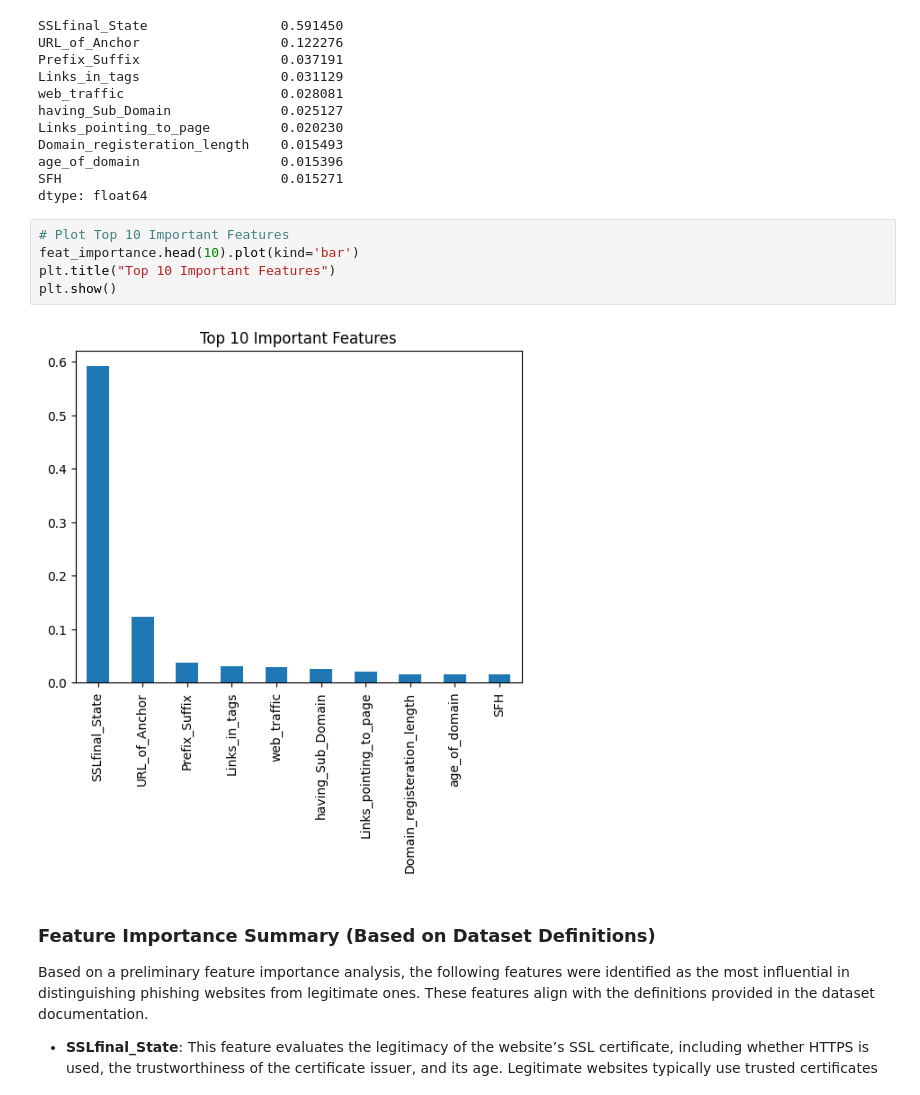
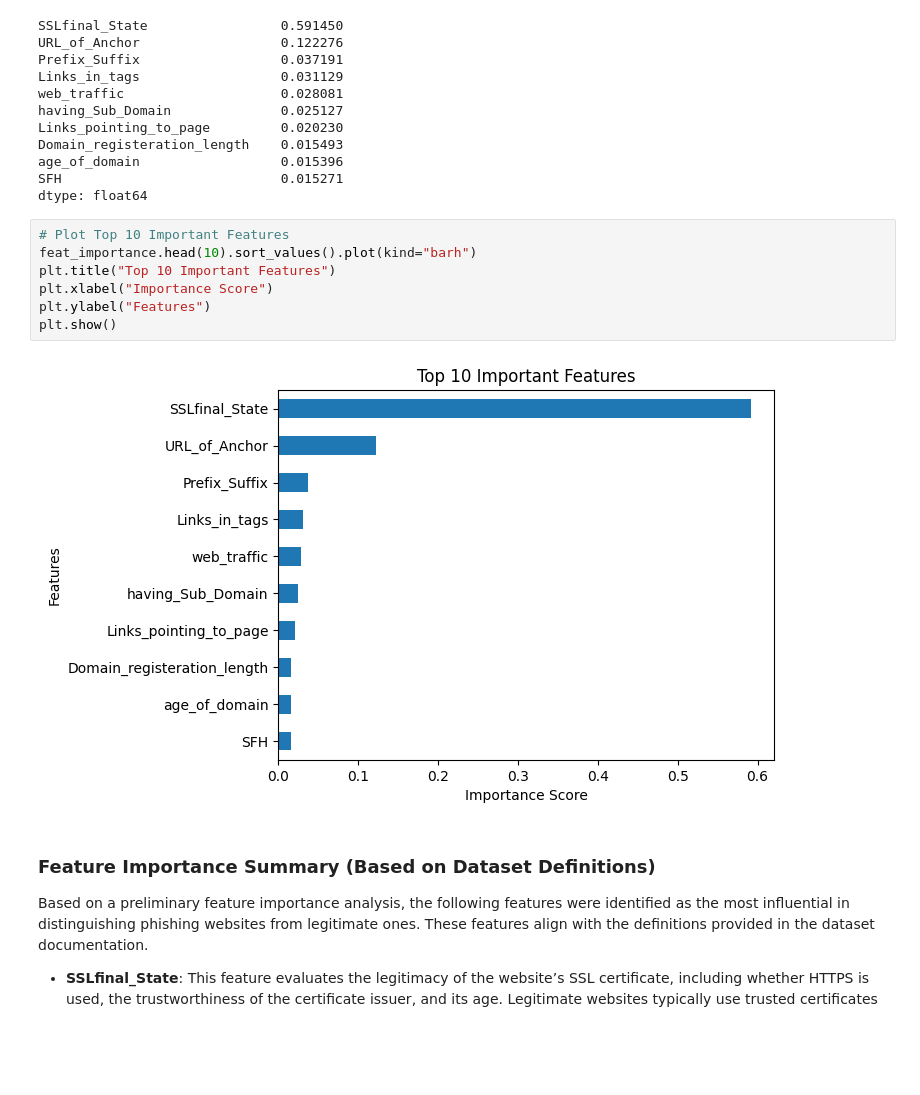
Before and after one commit to khushinanda29/phishing-website-detection, a Jupyter notebook: notebooks/EDA.ipynb, the cells around one changed output. Cells and saved outputs as stored; diff of their text form; blank space fills up the shorter version.

Commit message:
"Added suspicious category to visuals, adjusted visuals"

```diff
--- a/notebooks/EDA.ipynb
+++ b/notebooks/EDA.ipynb
@@ -300,11 +315,13 @@ SFH                            0.015271
 dtype: float64
 # %%
 # Plot Top 10 Important Features
-feat_importance.head(10).plot(kind='bar')
+feat_importance.head(10).sort_values().plot(kind="barh")
 plt.title("Top 10 Important Features")
+plt.xlabel("Importance Score")
+plt.ylabel("Features")
 plt.show()
 # %% [output]
-[figure, old version]
+[figure, new version]
 # %% [markdown]
 ### Feature Importance Summary (Based on Dataset Definitions)
 
```
Also changed, not shown: parts of 6 cells of this notebook, 7 other files.
